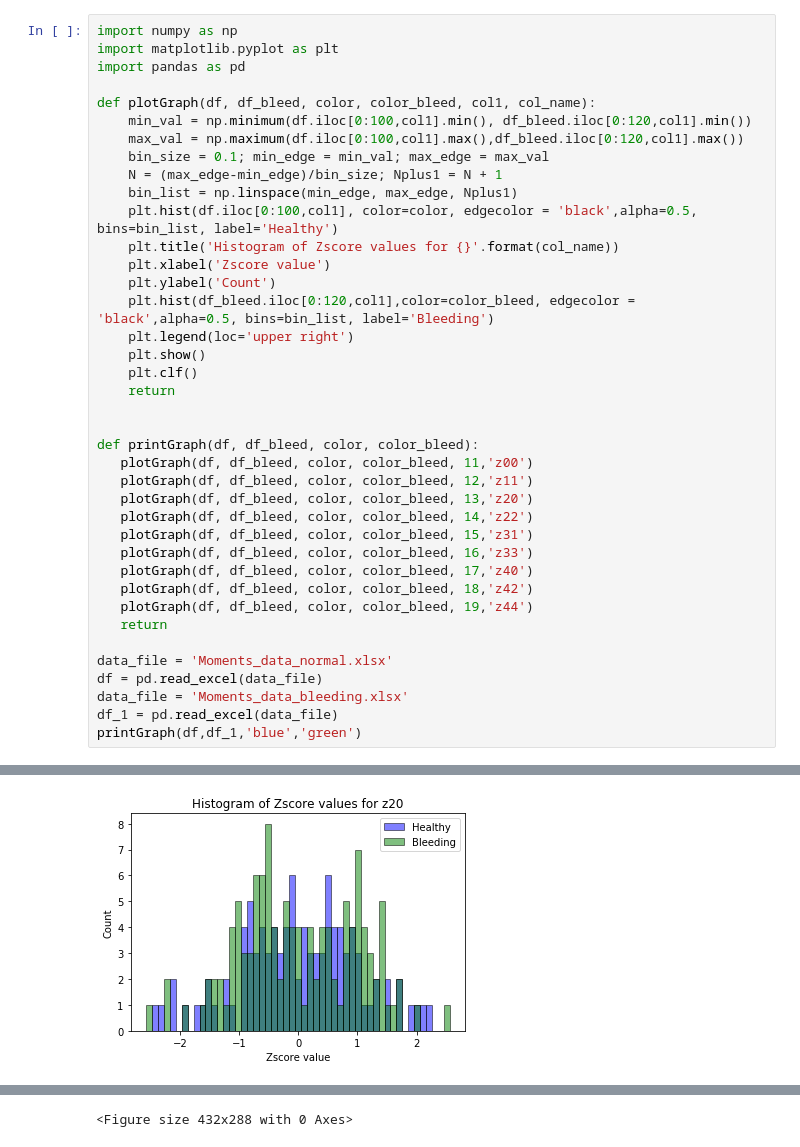
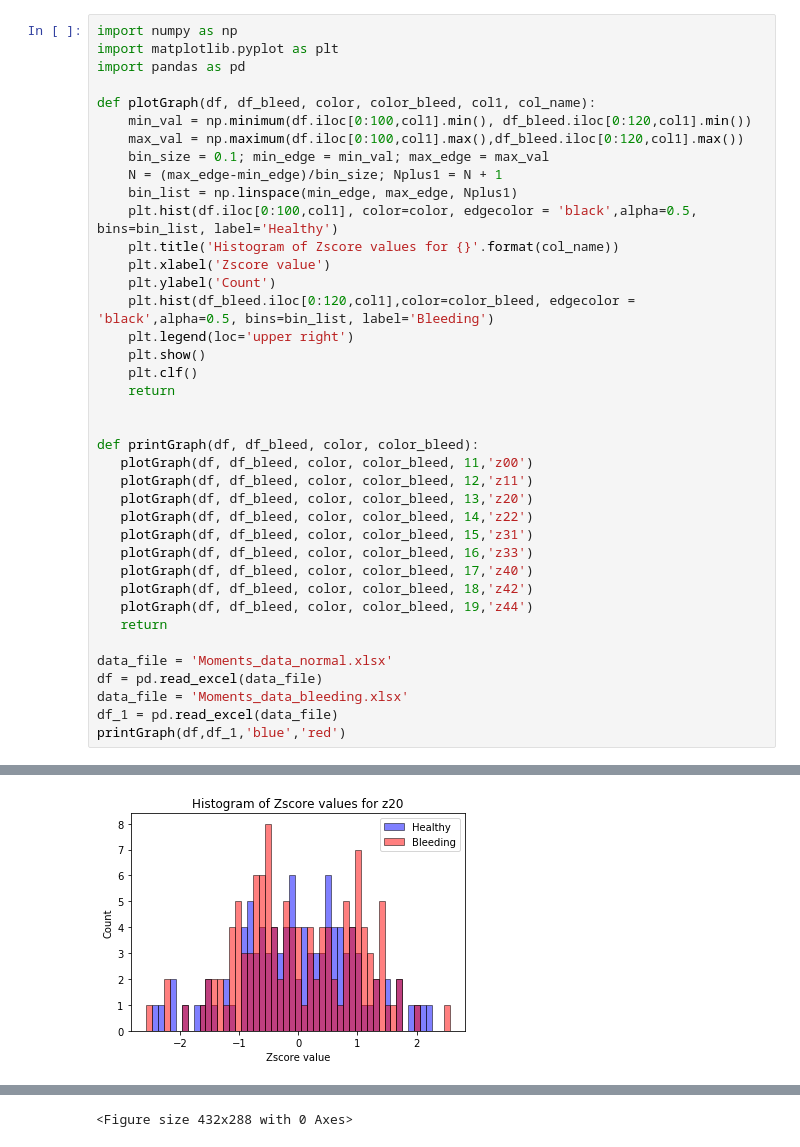
Before and after one commit to verakash21/Dissertation, a Jupyter notebook: Zscore_hist_plot.ipynb, the cells around one changed output, grey strips where cells are left out. Cells and saved outputs as stored; diff of their text form.

```diff
--- a/Zscore_hist_plot.ipynb
+++ b/Zscore_hist_plot.ipynb
@@ -36,5 +36,5 @@ data_file = 'Moments_data_normal.xlsx'
 df = pd.read_excel(data_file)
 data_file = 'Moments_data_bleeding.xlsx'
 df_1 = pd.read_excel(data_file)
-printGraph(df,df_1,'blue','green')
+printGraph(df,df_1,'blue','red')
 # %% [output]
@@ -43 +43 @@ printGraph(df,df_1,'blue','green')
-[figure, old version]
+[figure, new version]
```
Also changed, not shown: parts of 1 cell of this notebook.
